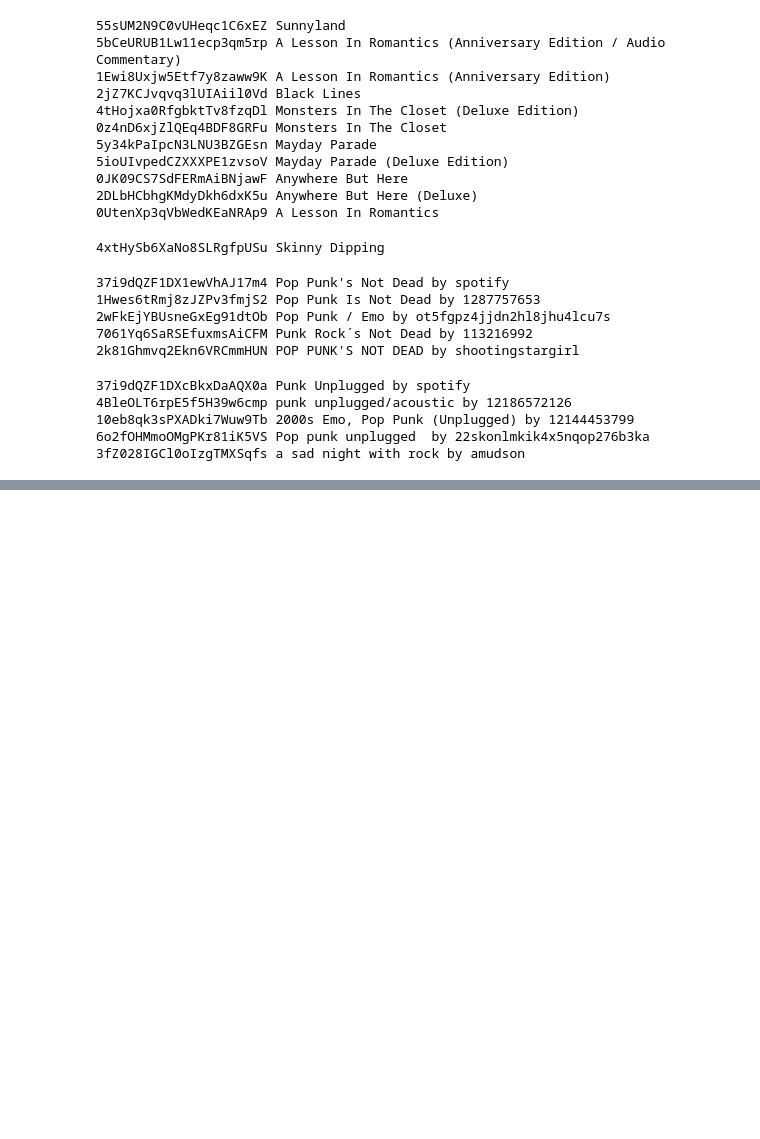
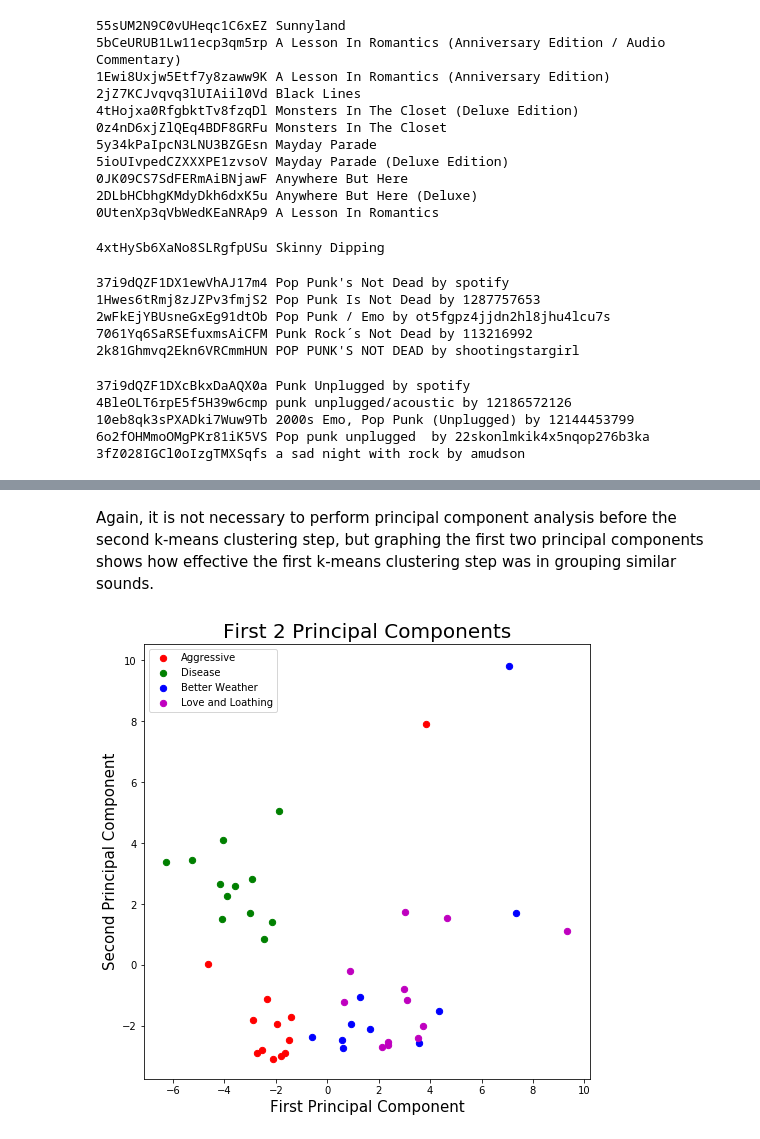
Before and after one commit to tannerkoscinski/Spotify-Song-Grouper, a Jupyter notebook: grouper.ipynb, the cells around one changed output, grey strips where cells are left out. Saved outputs shown, nothing was run; the diff lists cells and outputs as text; code cells hidden in the pictures; blank space fills up the shorter version.

```diff
--- a/grouper.ipynb
+++ b/grouper.ipynb
@@ -243,0 +154,4 @@ final2[(final2['playlist'] == 'Hot Country') & (pandas.Series(labels2) == 0)][['
+# %%
+# Define the albums
+albumnames = ['Aggressive', 'Disease', 'Better Weather', 'Love and Loathing']
+albumids = ['5nQE80zQR1NqKDBo4oE4EJ', '1EFr8cW4waL1ASHS1RdmhF', '73yzCXeZAtNFC7YoIroAPD', '07aGx2IErugtk4d7clL03j']
@@ -243,0 +254,19 @@ final2[(final2['playlist'] == 'Hot Country') & (pandas.Series(labels2) == 0)][['
+# %% [markdown]
+Again, it is not necessary to perform principal component analysis before the second k-means clustering step, but graphing the first two principal components shows how effective the first k-means clustering step was in grouping similar sounds.
+# %%
+# Make plot
+fig = plt.figure(figsize = (8,8))
+ax = fig.add_subplot(1,1,1)
+ax.set_xlabel('First Principal Component', fontsize = 15)
+ax.set_ylabel('Second Principal Component', fontsize = 15)
+ax.set_title('First 2 Principal Components', fontsize = 20)
+for album, color in zip(albumnames,colors):
+    indicesToKeep = final2['album'] == album
+    ax.scatter(final2.loc[indicesToKeep, 0]
+               , final2.loc[indicesToKeep, 1]
+               , c = color
+               , s = 40)
+ax.legend(albumnames)
+plt.show()
+# %% [output]
+[figure, added]
```
Also changed, not shown: parts of 100 cells of this notebook, 8 other files.
